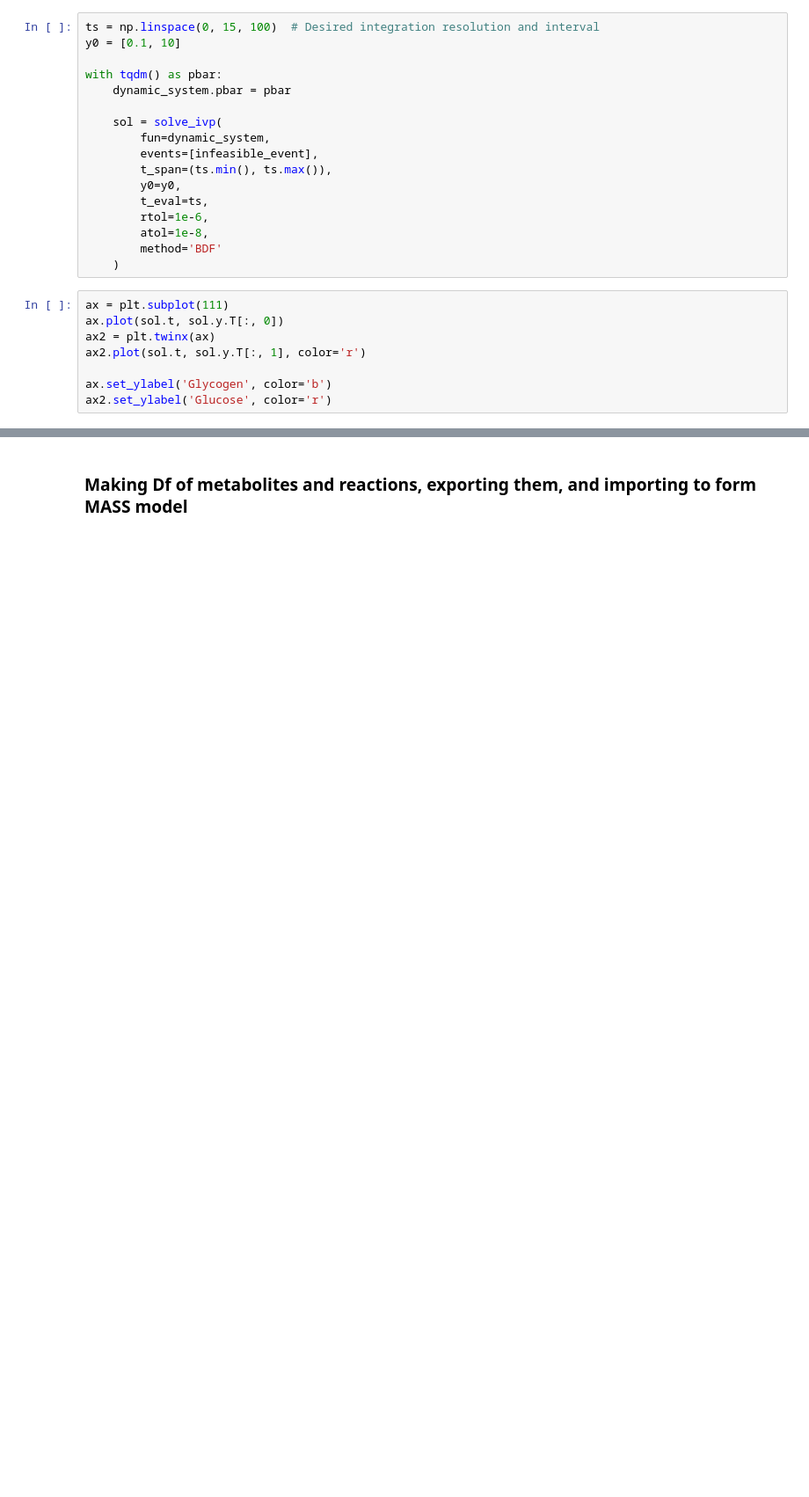
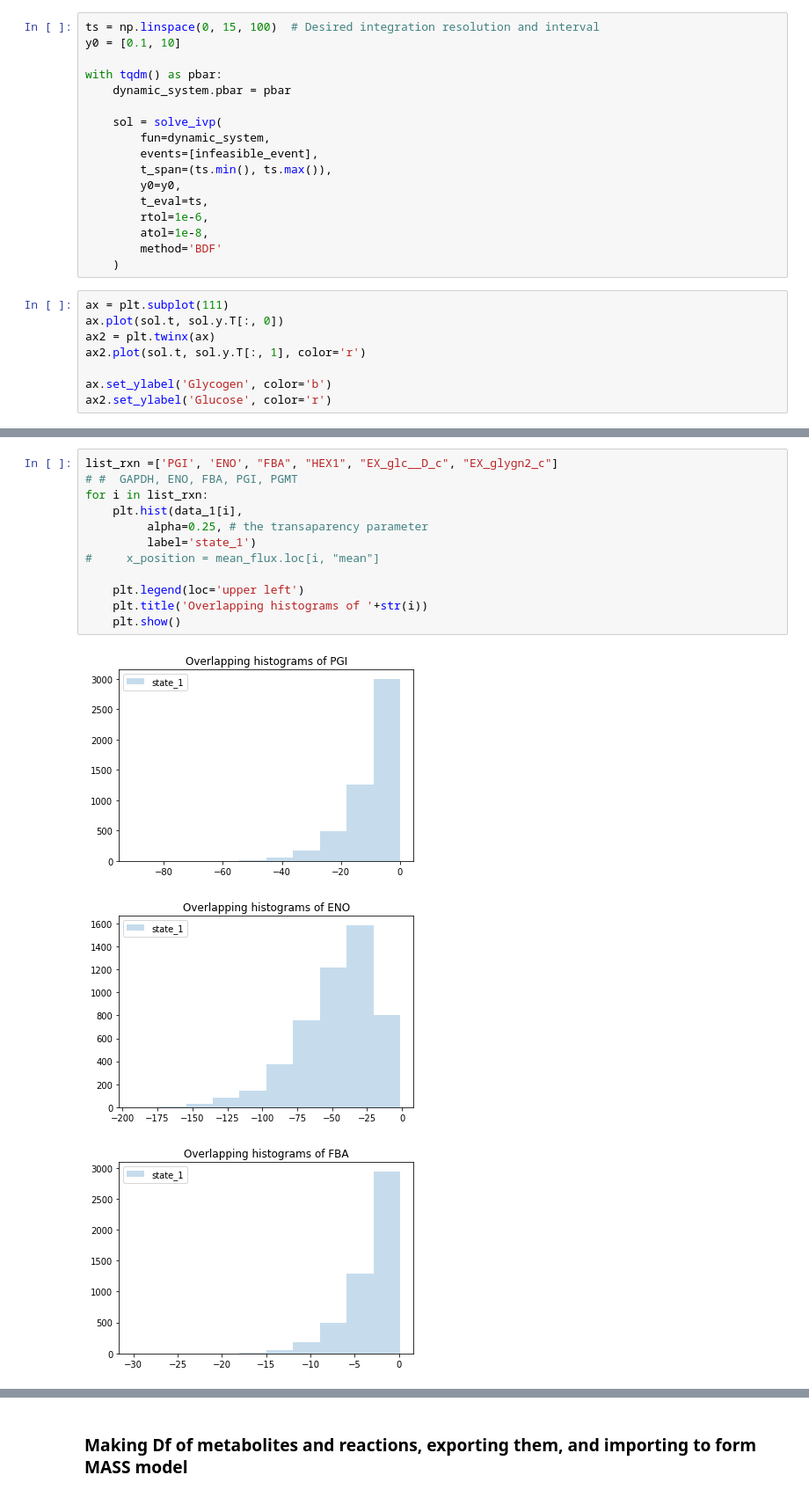
Before and after one commit to Sicily-maker/LiverModel, a Jupyter notebook: 0.0.1_big_core_model_MASS.ipynb, the cells around one changed output, grey strips where cells are left out. Shown at 88% size. Drawn from its saved outputs; the diff is of its cells as text; blank space fills up the shorter version.

```diff
--- a/0.0.1_big_core_model_MASS.ipynb
+++ b/0.0.1_big_core_model_MASS.ipynb
@@ -439,0 +518,16 @@ ax2.set_ylabel('Glucose', color='r')
+# %%
+list_rxn =['PGI', 'ENO', "FBA", "HEX1", "EX_glc__D_c", "EX_glygn2_c"]
+# #  GAPDH, ENO, FBA, PGI, PGMT
+for i in list_rxn:
+    plt.hist(data_1[i],
+         alpha=0.25, # the transaparency parameter
+         label='state_1')
+#     x_position = mean_flux.loc[i, "mean"]
+
+    plt.legend(loc='upper left')
+    plt.title('Overlapping histograms of '+str(i))
+    plt.show()
+# %% [output]
+[figure, added]
+[figure, added]
+[figure, added]
```
Also changed, not shown: parts of 55 cells of this notebook, 4 other files.
